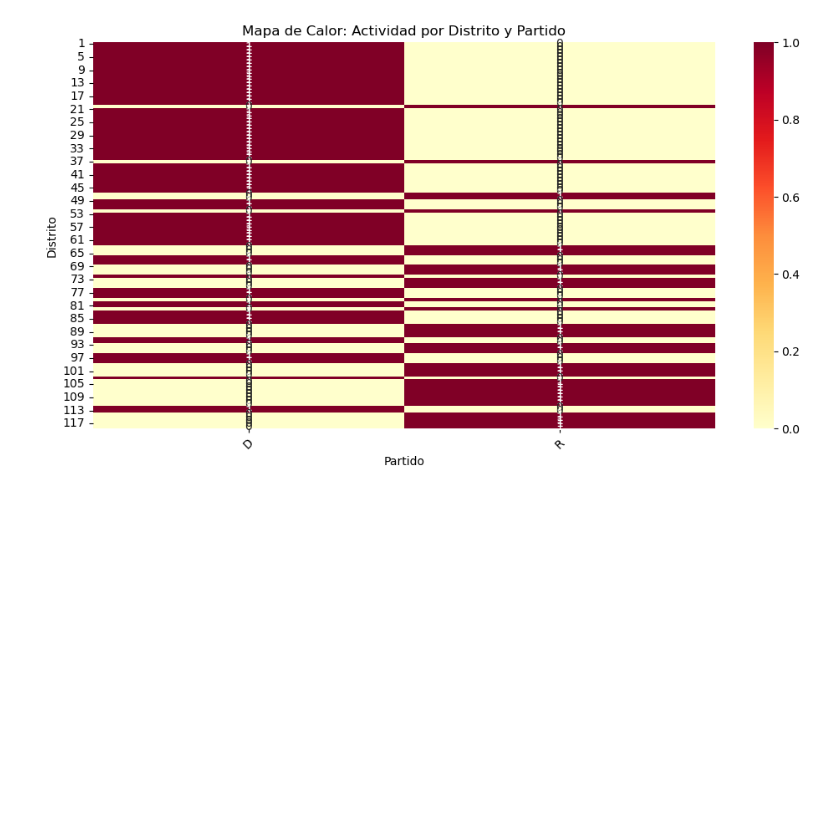
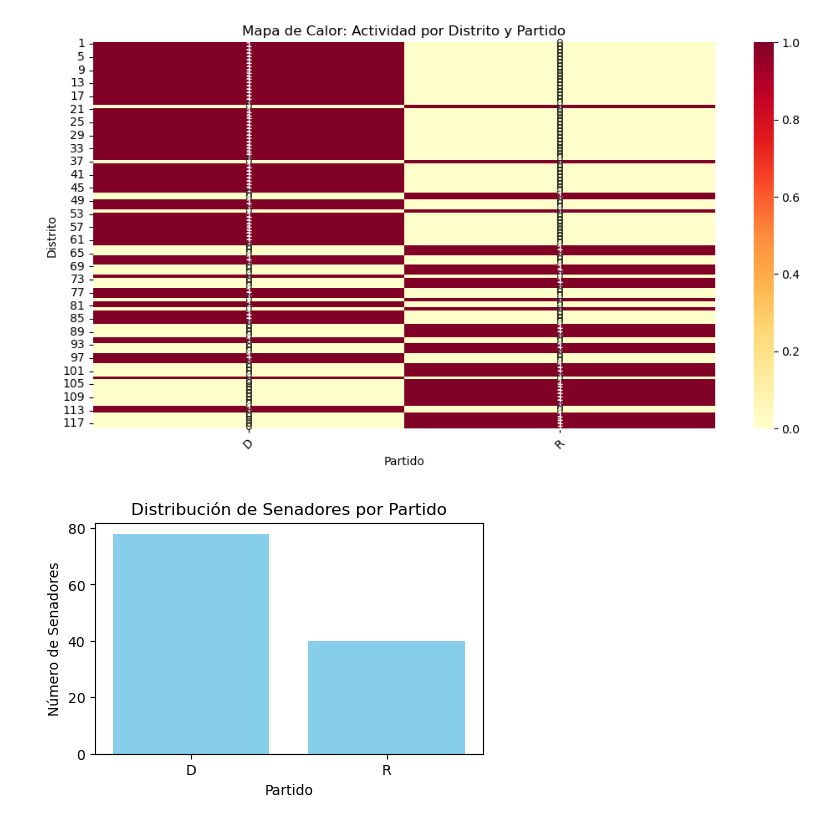
Before and after one commit to blassvelas1/CLASEFINAL, a Jupyter notebook: 02_web_scraping (1).ipynb, the cells around one changed output. Drawn from its saved outputs; the diff is of its cells as text; code cells hidden in the pictures; blank space fills up the shorter version.

```diff
--- a/02_web_scraping (1).ipynb
+++ b/02_web_scraping (1).ipynb
@@ -794,3 +794,44 @@ if __name__ == "__main__":
         print("No hay datos disponibles para generar el mapa de calor.")
 # %% [output]
 [figure]
+# %%
+# Conectar a PostgreSQL y obtener los datos
+def get_data_from_db():
+    conn = psycopg2.connect(
+        database="senadores_house_logs",
+        user="postgres",
+        password="postgres",
+        host="localhost",
+        port="5432"
+    )
+    cursor = conn.cursor()
+
+    # Obtener distribución de senadores/casa por partido
+    cursor.execute("SELECT party, COUNT(*) FROM structured_logs GROUP BY party;")
+    party_data = cursor.fetchall()
+
+    # Obtener distribución de senadores/casa por distrito
+    cursor.execute("SELECT distrit, COUNT(*) FROM structured_logs GROUP BY distrit;")
+    district_data = cursor.fetchall()
+
+    conn.close()
+    return party_data, district_data
+
+# Graficar distribución de senadores por partido en un gráfico de barras
+def plot_bar_chart(party_data):
+    labels, sizes = zip(*party_data)
+
+    plt.figure(figsize=(5,3))
+    plt.bar(labels, sizes, color="skyblue")
+    plt.xlabel('Partido')
+    plt.ylabel('Número de Senadores')
+    plt.title('Distribución de Senadores por Partido')
+    plt.show()
+
+if __name__ == "__main__":
+    party_data, district_data = get_data_from_db()
+
+    # Graficar la distribución de senadores por partido en un gráfico de barras
+    plot_bar_chart(party_data)
+# %% [output]
+[figure, added]
```
Also changed, not shown: parts of 3 cells of this notebook.
